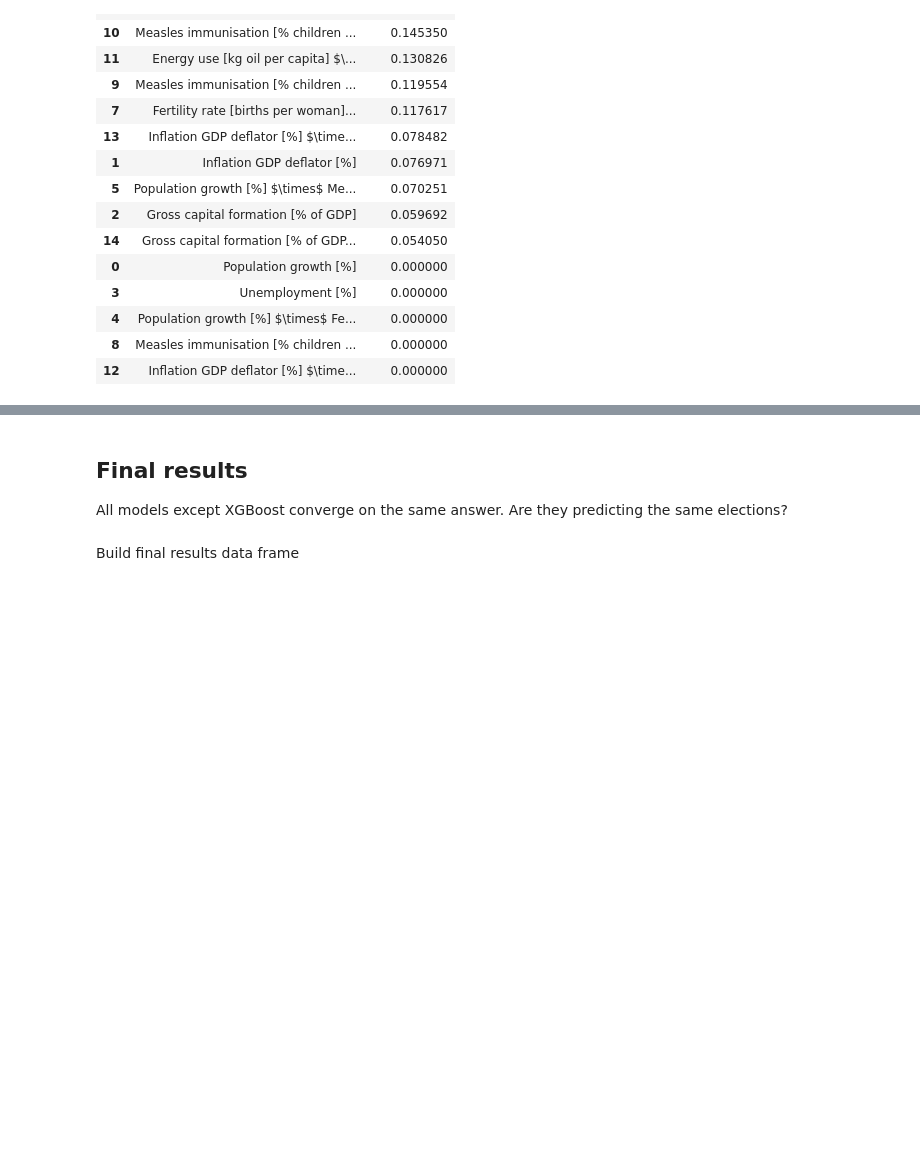
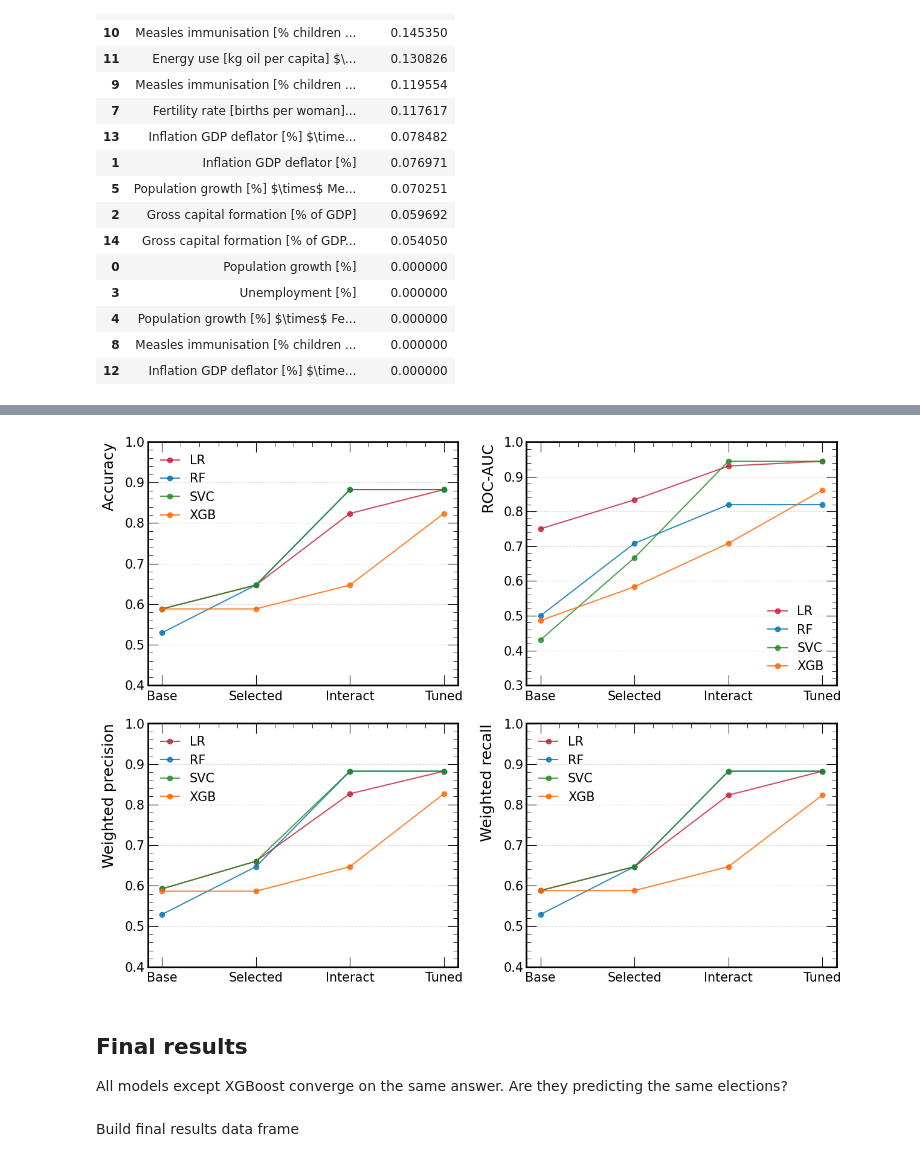
Before and after one commit to sam-grant/election-predictor, a Jupyter notebook: code/main.ipynb, the cells around one changed output, grey strips where cells are left out. Saved outputs shown, nothing was run; the diff lists cells and outputs as text; code cells hidden in the pictures; blank space fills up the shorter version.

```diff
--- a/code/main.ipynb
+++ b/code/main.ipynb
@@ -1660,0 +1666,80 @@ plt.show()
+# %%
+# Same data preparation as before
+model_groups = [
+    ("LR", ["lr-loocv", "lr-loocv-sel", "lr-loocv-interact", "lr-loocv-sel-inter-tuned"]),
+    ("RF", ["rf-loocv", "rf-loocv-sel", "rf-loocv-sel-interact", "rf-loocv-sel-inter-tuned"]),
+    ("SVC", ["svc-loocv", "svc-loocv-sel", "svc-loocv-sel-interact", "svc-loocv-sel-inter-tuned"]),
+    ("XGB", ["xgb-loocv", "xgb-loocv-sel", "xgb-loocv-sel-interact", "xgb-loocv-sel-inter-tuned"]),
+]
+variant_labels = ["Base", "Selected", "Interact", "Tuned"]
+
+# Prepare data (same as before)
+acc, auc, precision, recall = [], [], [], []
+for _, tags in model_groups:
+    acc_row, auc_row, prec_row, rec_row = [], [], [], []
+    for tag in tags:
+        m = metrics.get(tag)
+        if m is not None:
+            report = m["report"]
+            acc_row.append(report.loc["accuracy", "precision"])
+            auc_row.append(m["roc"]["auc"])
+            prec_row.append(report.loc["weighted avg", "precision"])
+            rec_row.append(report.loc["weighted avg", "recall"])
+        else:
+            acc_row.append(np.nan)
+            auc_row.append(np.nan)
+            prec_row.append(np.nan)
+            rec_row.append(np.nan)
+    acc.append(acc_row)
+    auc.append(auc_row)
+    precision.append(prec_row)
+    recall.append(rec_row)
+
+acc = np.array(acc)
+auc = np.array(auc)
+precision = np.array(precision)
+recall = np.array(recall)
+
+# LINE PLOT VERSION
+fig, ax = plt.subplots(2, 2, figsize=(2*6.4, 2*4.8))
+
+# Define markers and colors
+markers = ['o', 's', '^', 'd']
+model_names = [g[0] for g in model_groups]
+
+for i, (data, title) in enumerate([
+    (acc, "Accuracy"),
+    (auc, "ROC-AUC"),
+    (precision, "Weighted precision"),
+    (recall, "Weighted recall"),
+]):
+    row, col = divmod(i, 2)
+
+    # Plot each model as a line
+    for j, model_name in enumerate(model_names):
+        ax[row, col].plot(
+            variant_labels,
+            data[j],  # j-th model's progression
+            marker="o", # markers[j],
+            # linewidth=2.5,
+            # markersize=8,
+            label=model_name,
+            alpha=0.8
+        )
+
+    ax[row, col].set_ylabel(title) #, fontsize=12)
+    # ax[row, col].set_xlabel('Development Phase', fontsize=12)
+    ax[row, col].set_ylim([0.4, 1.0])
+    ax[row, col].grid(axis="y", alpha=0.4, linestyle='--')
+    ax[row, col].legend() # loc="lower right", fontsize=10)
+    ax[row, col].tick_params(axis='x', which='minor', bottom=False, labelbottom=False)
+
+    if row == 0 and col == 1:  # ROC-AUC panel
+        ax[row, col].set_ylim(0.3, 1.0)
+
+plt.tight_layout()
+file_name = "../images/gr_metrics_progression.png"
+plt.savefig(file_name, dpi=300, bbox_inches='tight')
+print(f"✅ Wrote {file_name}")
+plt.show()
+# %% [output]
@@ -1661,3 +1747,4 @@ plt.show()
+[figure, added]
 # %% [markdown]
 ## Final results
 
```
Also changed, not shown: parts of 10 cells of this notebook, 7 other files.
